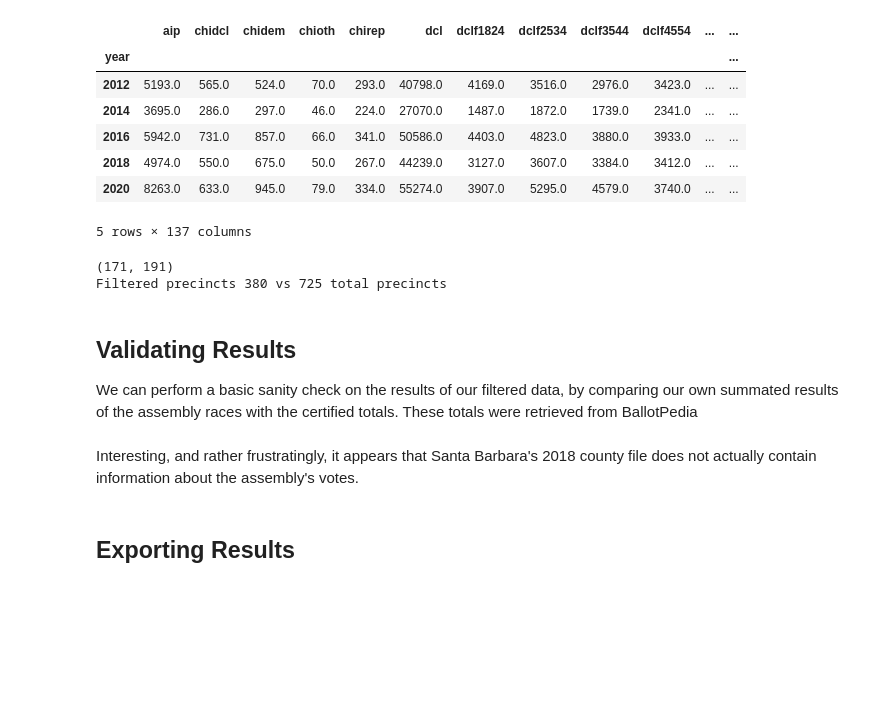
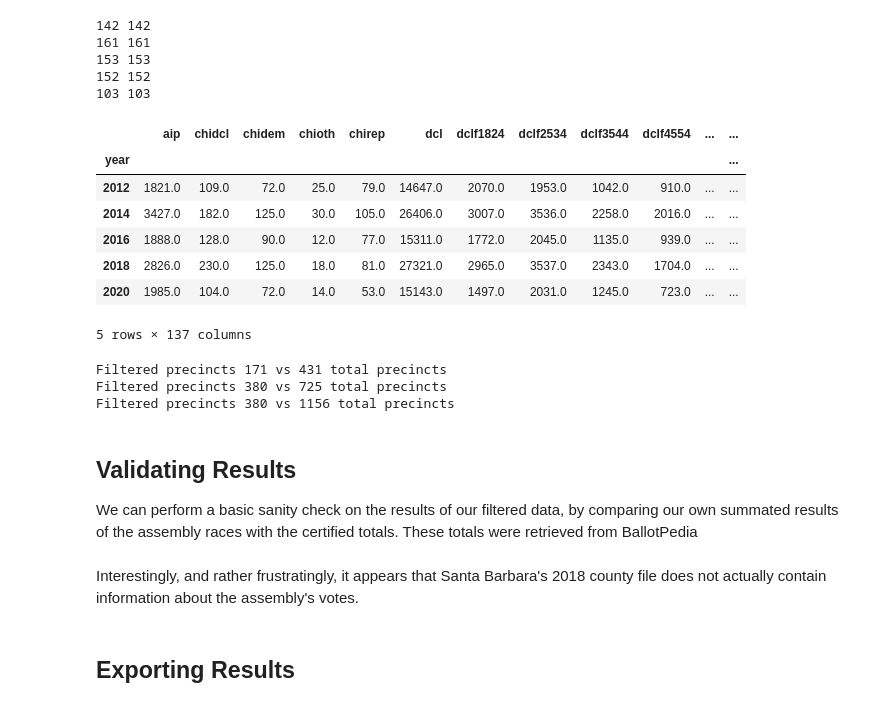
Before and after one commit to CharlesAMiller/AD35, a Jupyter notebook: Data Collection and Cleaning.ipynb, the cells around one changed output. Cells and saved outputs as stored; diff of their text form; code cells hidden in the pictures; blank space fills up the shorter version.

```diff
--- a/Data Collection and Cleaning.ipynb
+++ b/Data Collection and Cleaning.ipynb
@@ -3,16 +3,20 @@ import pandas as pd
 # %%
 sov_path = "data/raw/c0{county}_g{year}_sov_data_by_g{year}_srprec.csv"
 sor_path = "data/raw/c0{county}_g{year}_voters_by_g{year}_srprec.csv"
+reg_path = "data/raw/c0{county}_g{year}_registration_by_g{year}_srprec.csv"
 
 sov_san_luis = []
 sov_santa_barbara = []
 sor_san_luis = []
-sor_santa_barbara= []
+sor_santa_barbara = []
+reg_san_luis = []
+reg_santa_barbara = []
 
 df_sov_sb_combined = None
 df_sov_sl_combined = None
 
 df_election_totals = pd.DataFrame()
+df_registration_voted_totals = pd.DataFrame()
 df_registration_totals = pd.DataFrame()
 
 # Iterate over election cycles.
@@ -24,7 +28,11 @@ for year in ["12", "14", "16", "18", "20"]:
 
     # Read sor data for each county.
     df_sor_sb = pd.read_csv(sor_path.format(county="83", year=year))
-    df_sor_sl = pd.read_csv(sor_path.format(county="83", year=year))
+    df_sor_sl = pd.read_csv(sor_path.format(county="79", year=year))
+
+    # Read registration information for each county.
+    df_reg_sb = pd.read_csv(reg_path.format(county="83", year=year))
+    df_reg_sl = pd.read_csv(reg_path.format(county="79", year=year))
 
     # Filter precincts to only those that are in the correct district.
     df_sov_sb = df_sov_sb[df_sov_sb["addist"] == 35]
@@ -34,6 +42,12 @@ for year in ["12", "14", "16", "18", "20"]:
     # So we need to filter them by the related SOV file.
     df_sor_sb = df_sor_sb[df_sor_sb["srprec"].isin(df_sov_sb["srprec"])]
     df_sor_sl = df_sor_sl[df_sor_sl["srprec"].isin(df_sor_sl["srprec"])]
+
+    # Likewise, registration files do not include assembly district to filter on.
+    df_reg_sb = df_reg_sb[df_reg_sb["srprec"].isin(df_sov_sb["srprec"])]
+    df_reg_sl = df_reg_sl[df_reg_sl["srprec"].isin(df_sov_sl["srprec"])]
+
+    print(df_reg_sl.shape[0], df_sor_sl.shape[0])
 
     # Get totals. We can't use the reported county totals - because they don't
     # necessarily reflect the totals of assembly districts.
@@ -45,63 +59,88 @@ for year in ["12", "14", "16", "18", "20"]:
     sr_year = pd.Series(data=["20" + year], index=["year"])
     sr_cycle_totals = sr_cycle_totals.append(sr_year)
 
-    # Total information about registration.
+    # Total information about registration for those who voted.
     sr_sor_sb_totals = df_sor_sb.iloc[:, 3:].sum()
     sr_sor_sl_totals = df_sor_sl.iloc[:, 3:].sum()
-    sr_reg_totals = sr_sor_sb_totals + sr_sor_sl_totals
+    sr_reg_vote_totals = sr_sor_sb_totals + sr_sor_sl_totals
+
+    sr_reg_vote_totals = sr_reg_vote_totals.append(sr_year)
+
+    # Total registration information for all voters in the district.
+    sr_reg_sb_totals = df_reg_sb.iloc[:, 3:].sum()
+    sr_reg_sl_totals = df_reg_sl.iloc[:, 3:].sum()
+    sr_reg_totals = sr_reg_sb_totals + sr_reg_sl_totals
 
     sr_reg_totals = sr_reg_totals.append(sr_year)
 
     # Add summated totals to election total
     df_election_totals = df_election_totals.append(sr_cycle_totals, ignore_index=True)
+    df_registration_voted_totals = df_registration_voted_totals.append(sr_reg_vote_totals, ignore_index=True)
     df_registration_totals = df_registration_totals.append(sr_reg_totals, ignore_index=True)
 
     # Determine the previous cycle - used to suffix columns labels during merge
     prev = str(int(year) - 2)
 
     # Merge datasets by precinct.
     df_sov_sb_combined = df_sov_sb if df_sov_sb_combined is None else \
         df_sov_sb_combined.merge(
             right=df_sov_sb,
             on="srprec",
             how="inner",
             suffixes=["_{}".format(prev), "_{}".format(year)])
 
     df_sov_sl_combined = df_sov_sl if df_sov_sl_combined is None else \
         df_sov_sl_combined.merge(
             right=df_sov_sl,
             on="srprec",
             how="inner",
             suffixes=["_{}".format(prev), "_{}".format(year)])
 
+    df_sov_sb["year"] = "20{}".format(year)
+    df_sov_sl["year"] = "20{}".format(year)
+
     sov_san_luis.append(df_sov_sl)
     sov_santa_barbara.append(df_sov_sb)
 
 df_election_totals.set_index("year", inplace=True)
+df_registration_voted_totals.set_index("year", inplace=True)
 df_registration_totals.set_index("year", inplace=True)
+
 # df_election_totals
-
-df_registration_totals
+#df_registration_voted_totals
+df_registration_totals - df_registration_voted_totals
 # %% [output]
+142 142
+161 161
+153 153
+152 152
+103 103
 |  | aip | chidcl | chidem | chioth | chirep | dcl | dclf1824 | dclf2534 | dclf3544 | dclf4554 | ... | ... |
 | year |  |  |  |  |  |  |  |  |  |  |  | ... |
-| 2012 | 5193.0 | 565.0 | 524.0 | 70.0 | 293.0 | 40798.0 | 4169.0 | 3516.0 | 2976.0 | 3423.0 | ... | ... |
-| 2014 | 3695.0 | 286.0 | 297.0 | 46.0 | 224.0 | 27070.0 | 1487.0 | 1872.0 | 1739.0 | 2341.0 | ... | ... |
-| 2016 | 5942.0 | 731.0 | 857.0 | 66.0 | 341.0 | 50586.0 | 4403.0 | 4823.0 | 3880.0 | 3933.0 | ... | ... |
-| 2018 | 4974.0 | 550.0 | 675.0 | 50.0 | 267.0 | 44239.0 | 3127.0 | 3607.0 | 3384.0 | 3412.0 | ... | ... |
-| 2020 | 8263.0 | 633.0 | 945.0 | 79.0 | 334.0 | 55274.0 | 3907.0 | 5295.0 | 4579.0 | 3740.0 | ... | ... |
+| 2012 | 1821.0 | 109.0 | 72.0 | 25.0 | 79.0 | 14647.0 | 2070.0 | 1953.0 | 1042.0 | 910.0 | ... | ... |
+| 2014 | 3427.0 | 182.0 | 125.0 | 30.0 | 105.0 | 26406.0 | 3007.0 | 3536.0 | 2258.0 | 2016.0 | ... | ... |
+| 2016 | 1888.0 | 128.0 | 90.0 | 12.0 | 77.0 | 15311.0 | 1772.0 | 2045.0 | 1135.0 | 939.0 | ... | ... |
+| 2018 | 2826.0 | 230.0 | 125.0 | 18.0 | 81.0 | 27321.0 | 2965.0 | 3537.0 | 2343.0 | 1704.0 | ... | ... |
+| 2020 | 1985.0 | 104.0 | 72.0 | 14.0 | 53.0 | 15143.0 | 1497.0 | 2031.0 | 1245.0 | 723.0 | ... | ... |
-5 rows × 137 columns
+5 rows × 137 columns
 # %%
 df_concat_sb = pd.concat(sov_santa_barbara, axis=0)
 df_filtered_sb = df_concat_sb.groupby("srprec").filter(lambda x : len(x) > 2)
-print(df_filtered_sb.shape)
+# print(df_filtered_sb["year"].unique())
+print("Filtered precincts {} vs {} total precincts".format(df_filtered_sb.shape[0], df_concat_sb.shape[0]))
 
 df_concat_slo = pd.concat(sov_san_luis, axis=0)
 df_filtered_slo = df_concat_slo.groupby("srprec").filter(lambda x : len(x) > 4)
 print("Filtered precincts {} vs {} total precincts".format(df_filtered_slo.shape[0], df_concat_slo.shape[0]))
+
+
+df_combined_precincts = pd.concat([df_concat_sb, df_concat_slo])
+df_precincts_over_time = df_combined_precincts.groupby("srprec").filter(lambda x : len(x) > 4)
+print("Filtered precincts {} vs {} total precincts".format(df_filtered.shape[0], df_combined.shape[0]))
 # %% [output]
-(171, 191)
+Filtered precincts 171 vs 431 total precincts
 Filtered precincts 380 vs 725 total precincts
+Filtered precincts 380 vs 1156 total precincts
 # %% [markdown]
 ## Validating Results
 
@@ -123,7 +162,7 @@ for yr in confirmed_totals:
     assert demExpected == demVotes, "({}) Data was {} but expected: {}".format(yr, demVotes, demExpected)
     assert repExpected == repVotes, "({}) Data was {} but expected: {}".format(yr, repVotes, repExpected)
 # %% [markdown]
-Interesting, and rather frustratingly, it appears that Santa Barbara's 2018 county file does not actually contain information about the assembly's votes.
+Interestingly, and rather frustratingly, it appears that Santa Barbara's 2018 county file does not actually contain information about the assembly's votes.
 # %% [markdown]
 ## Exporting Results
 # %%
```
Also changed, not shown: parts of 2 cells of this notebook, 11 other files.
